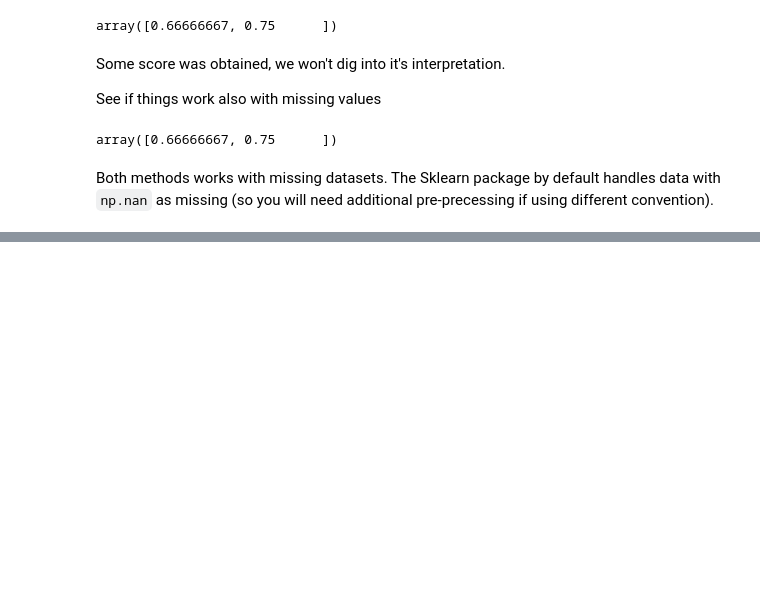
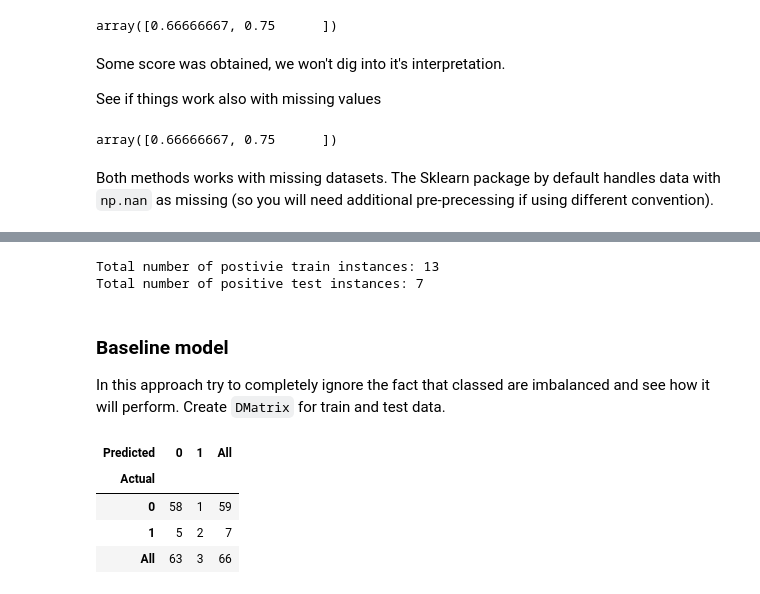
Before and after one commit to JKChang2015/Machine_Learning, a Jupyter notebook: XGBoost/Practical XGBoost.ipynb, the cells around one changed output, grey strips where cells are left out. Cells and saved outputs as stored; diff of their text form; code cells hidden in the pictures; blank space fills up the shorter version.

```diff
--- a/XGBoost/Practical XGBoost.ipynb
+++ b/XGBoost/Practical XGBoost.ipynb
@@ -881,0 +932,39 @@ Both methods works with missing datasets. The Sklearn package by default handles
+# %%
+X_train, X_test, y_train, y_test = train_test_split(
+    X, y, test_size=0.33, stratify=y, random_state=seed)
+
+print('Total number of postivie train instances: {}'.format(y_train.sum()))
+print('Total number of positive test instances: {}'.format(y_test.sum()))
+# %% [output]
+Total number of postivie train instances: 13
+Total number of positive test instances: 7
+# %% [markdown]
+### Baseline model
+In this approach try to completely ignore the fact that classed are imbalanced and see how it will perform. Create `DMatrix` for train and test data.
+# %%
+dtrain = xgb.DMatrix(X_train, label=y_train)
+dtest = xgb.DMatrix(X_test)
+# %%
+params = {
+    'objective':'binary:logistic',
+    'max_depth':1,
+    'silent':1,
+    'eta':1
+}
+
+num_rounds = 15
+# %%
+bst = xgb.train(params, dtrain, num_rounds)
+y_test_preds = (bst.predict(dtest) > 0.5).astype('int')
+# %%
+pd.crosstab(
+    pd.Series(y_test, name='Actual'),
+    pd.Series(y_test_preds, name='Predicted'),
+    margins=True
+)
+# %% [output]
+| Predicted | 0 | 1 | All |
+| Actual |  |  |  |
+| 0 | 58 | 1 | 59 |
+| 1 | 5 | 2 | 7 |
+| All | 63 | 3 | 66 |
```
Also changed, not shown: parts of 20 cells of this notebook, 1 other file.
